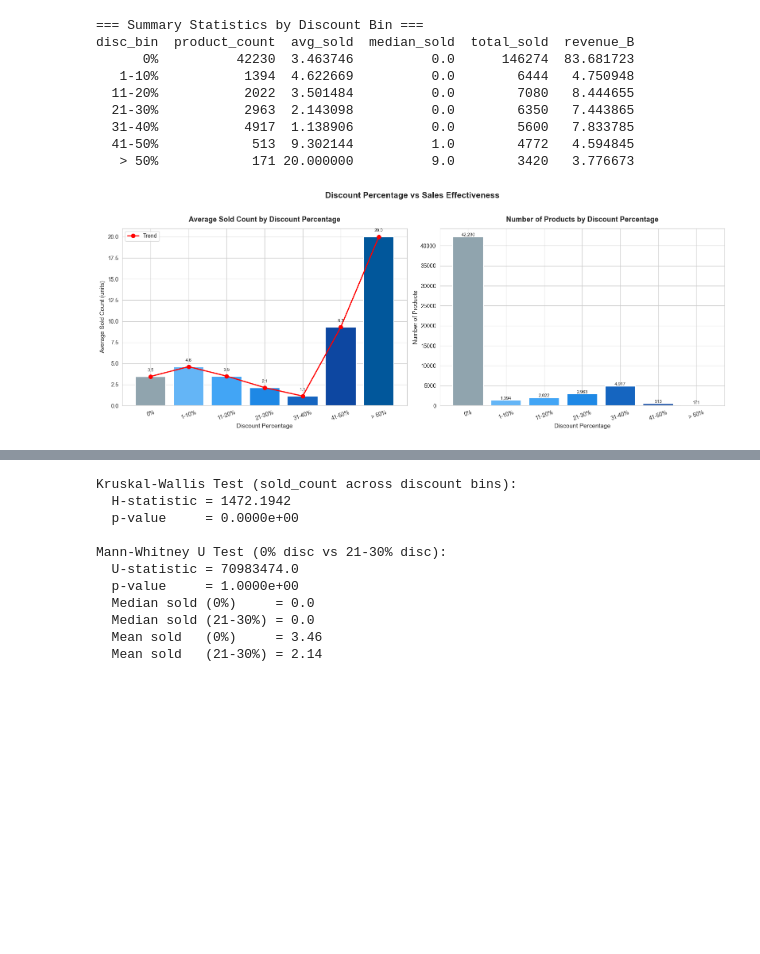
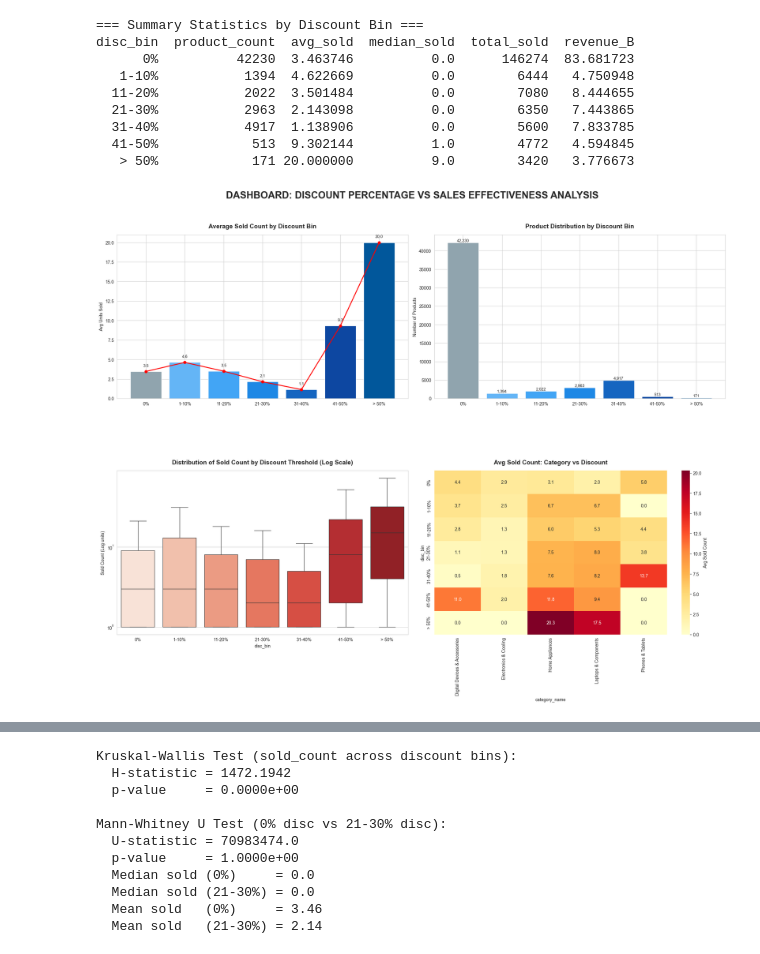
Before and after one commit to phuongth05/DV_LAB01, a Jupyter notebook: groups/my.ipynb, the cells around one changed output, grey strips where cells are left out. Saved outputs shown, nothing was run; the diff lists cells and outputs as text; code cells hidden in the pictures; blank space fills up the shorter version.

```diff
--- a/groups/my.ipynb
+++ b/groups/my.ipynb
@@ -438,53 +352,44 @@ disc_bin  product_count  avg_sold  median_sold  total_sold  revenue_B
   41-50%            513  9.302144          1.0        4772   4.594845
    > 50%            171 20.000000          9.0        3420   3.776673
 # %%
-# Visualization 2A: Average sold count and product count by discount bin
-fig, axes = plt.subplots(1, 2, figsize=(16, 6))
 
+fig = plt.figure(figsize=(20, 22))
+plt.suptitle('DASHBOARD: DISCOUNT PERCENTAGE VS SALES EFFECTIVENESS ANALYSIS',
+             fontsize=22, fontweight='bold', y=0.98)
+
+# 1. Average Sold Count by Discount Bin
+ax1 = plt.subplot2grid((3, 2), (0, 0))
 disc_colors = ['#90A4AE', '#64B5F6', '#42A5F5', '#1E88E5', '#1565C0', '#0D47A1', '#01579B']
+bars1 = ax1.bar(df_my_07['disc_bin'], df_my_07['avg_sold'], color=disc_colors, edgecolor='white')
+ax1.plot(range(len(df_my_07)), df_my_07['avg_sold'], color='red', marker='o', linewidth=2, label='Trend')
+ax1.set_title('Average Sold Count by Discount Bin', fontsize=14, fontweight='bold', pad=15)
+ax1.set_ylabel('Avg Units Sold')
+for bar in bars1:
+    h = bar.get_height()
+    ax1.text(bar.get_x() + bar.get_width()/2., h + 0.5, f'{h:.1f}', ha='center', va='bottom', fontsize=9)
 
-# Left: Average sold count
-bars = axes[0].bar(
-    df_my_07['disc_bin'],
-    df_my_07['avg_sold'],
-    color=disc_colors,
-    edgecolor='white',
-    linewidth=1.5
-)
-axes[0].plot(
-    range(len(df_my_07)),
-    df_my_07['avg_sold'],
-    color='red', marker='o', linewidth=2, markersize=7, label='Trend'
-)
-axes[0].set_title('Average Sold Count by Discount Percentage', fontsize=13, fontweight='bold', pad=12)
-axes[0].set_xlabel('Discount Percentage', fontsize=11)
-axes[0].set_ylabel('Average Sold Count (units)', fontsize=11)
-axes[0].tick_params(axis='x', rotation=20)
-axes[0].legend(fontsize=10)
-for bar in bars:
-    h = bar.get_height()
-    axes[0].text(bar.get_x() + bar.get_width()/2., h + 0.5,
-                 f'{h:.1f}', ha='center', va='bottom', fontsize=8)
-
-# Right: Product count by discount bin
-bars2 = axes[1].bar(
-    df_my_07['disc_bin'],
-    df_my_07['product_count'],
-    color=disc_colors,
-    edgecolor='white',
-    linewidth=1.5
-)
-axes[1].set_title('Number of Products by Discount Percentage', fontsize=13, fontweight='bold', pad=12)
-axes[1].set_xlabel('Discount Percentage', fontsize=11)
-axes[1].set_ylabel('Number of Products', fontsize=11)
-axes[1].tick_params(axis='x', rotation=20)
+# 2. Number of Products by Discount Bin
+ax2 = plt.subplot2grid((3, 2), (0, 1))
+bars2 = ax2.bar(df_my_07['disc_bin'], df_my_07['product_count'], color=disc_colors, edgecolor='white')
+ax2.set_title('Product Distribution by Discount Bin', fontsize=14, fontweight='bold', pad=15)
+ax2.set_ylabel('Number of Products')
 for bar in bars2:
     h = bar.get_height()
-    axes[1].text(bar.get_x() + bar.get_width()/2., h + 10,
-                 f'{int(h):,}', ha='center', va='bottom', fontsize=8)
+    ax2.text(bar.get_x() + bar.get_width()/2., h + 10, f'{int(h):,}', ha='center', va='bottom', fontsize=9)
 
-plt.suptitle('Discount Percentage vs Sales Effectiveness', fontsize=15, fontweight='bold', y=1.02)
-plt.tight_layout()
+# 3. Boxplot distribution (Log Scale)
+ax3 = plt.subplot2grid((3, 2), (1, 0))
+sns.boxplot(data=df_my_08, x='disc_bin', y='sold_count', ax=ax3, showfliers=False, palette='Reds')
+ax3.set_yscale('log')
+ax3.set_title('Distribution of Sold Count by Discount Threshold (Log Scale)', fontsize=14, fontweight='bold', pad=15)
+ax3.set_ylabel('Sold Count (Log units)')
+
+# 4. Heatmap: Category x Discount
+ax4 = plt.subplot2grid((3, 2), (1, 1))
+sns.heatmap(df_my_10, annot=True, fmt='.1f', cmap='YlOrRd', ax=ax4, cbar_kws={'label': 'Avg Sold Count'})
+ax4.set_title('Avg Sold Count: Category vs Discount', fontsize=14, fontweight='bold', pad=15)
+
+plt.tight_layout(rect=[0, 0, 1, 0.96])
 plt.show()
 # %% [output]
-[figure, old version]
+[figure, new version]
```
Also changed, not shown: parts of 14 cells of this notebook.
